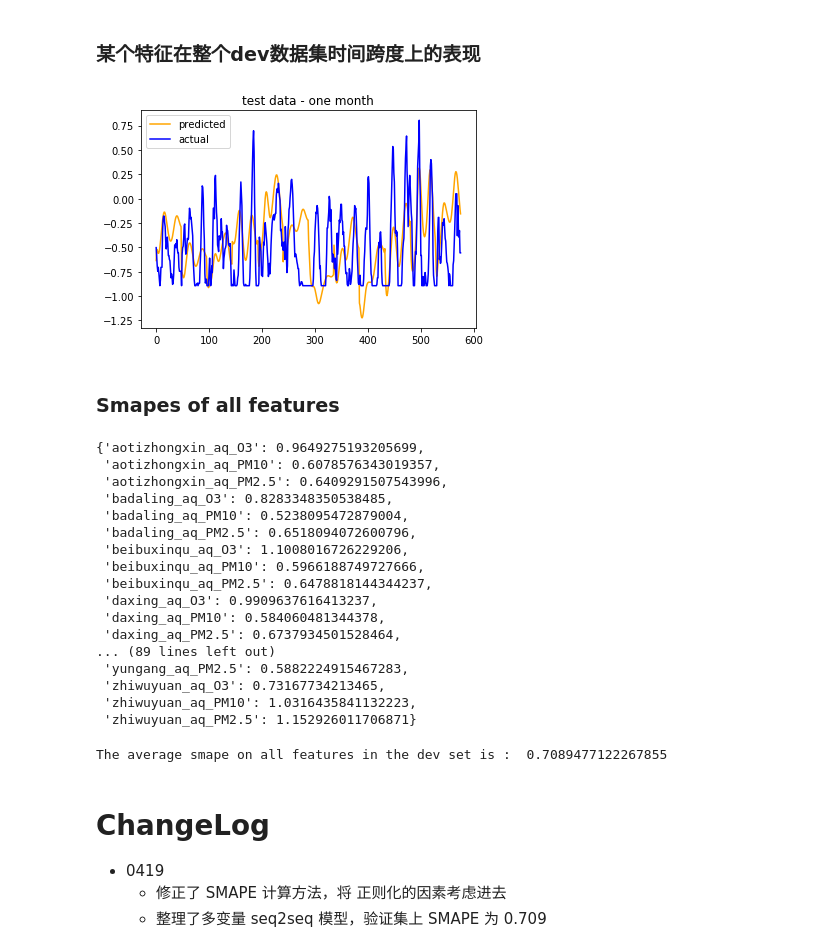
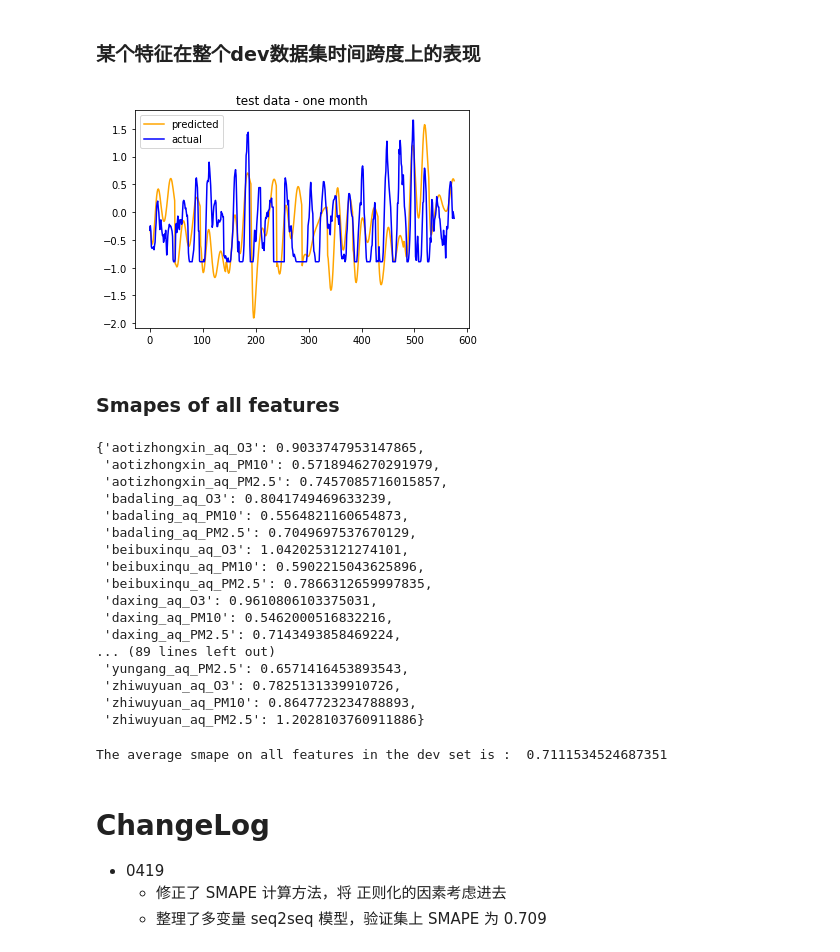
Before and after one commit to txytju/air-quality-prediction, a Jupyter notebook: multi_variable_seq2seq.ipynb, the cells around one changed output. Saved outputs shown, nothing was run; the diff lists cells and outputs as text; code cells hidden in the pictures.

```diff
--- a/multi_variable_seq2seq.ipynb
+++ b/multi_variable_seq2seq.ipynb
@@ -140,7 +140,7 @@ the mean and std of y are :  68.2575116879492 74.197254197169
 ## Prepare training and test datasets in 3-D format - (batch_size, time_step, feature_dim)
 # %%
 # define parameters here
-batch_size = 32
+batch_size = 128
 input_seq_len = 120
 output_seq_len = 48
 # %%
@@ -280,16 +279,16 @@ for i in range(len(output_features)):
 ### 某个特征在整个dev数据集时间跨度上的表现
 # %%
 ## remove duplicate hours and concatenate into one long array
-feature_index = 2
+feature_index = 5
 test_y_expand = np.concatenate([test_y[i,:,feature_index] for i in range(0, test_y.shape[0], output_seq_len)], axis = 0)
 final_preds_expand = np.concatenate([final_preds[i,:,feature_index] for i in range(0, final_preds.shape[0], output_seq_len)], axis = 0)
 plt.plot(final_preds_expand, color = 'orange', label = 'predicted')
 plt.plot(test_y_expand, color = 'blue', label = 'actual')
 plt.title("test data - one month")
 plt.legend(loc="upper left")
 plt.show()
 # %% [output]
-[figure, old version]
+[figure, new version]
 # %% [markdown]
 ### Smapes of all features
 # %%
@@ -298,27 +297,27 @@ aver_smapes, smapes_of_features = SMAPE_on_dataset(test_y, final_preds, output_f
 # smape value on all features
 smapes_of_features
 # %% [output]
-{'aotizhongxin_aq_O3': 0.9649275193205699,
- 'aotizhongxin_aq_PM10': 0.6078576343019357,
- 'aotizhongxin_aq_PM2.5': 0.6409291507543996,
- 'badaling_aq_O3': 0.8283348350538485,
- 'badaling_aq_PM10': 0.5238095472879004,
- 'badaling_aq_PM2.5': 0.6518094072600796,
- 'beibuxinqu_aq_O3': 1.1008016726229206,
- 'beibuxinqu_aq_PM10': 0.5966188749727666,
- 'beibuxinqu_aq_PM2.5': 0.6478818144344237,
- 'daxing_aq_O3': 0.9909637616413237,
- 'daxing_aq_PM10': 0.584060481344378,
- 'daxing_aq_PM2.5': 0.6737934501528464,
+{'aotizhongxin_aq_O3': 0.9033747953147865,
+ 'aotizhongxin_aq_PM10': 0.5718946270291979,
+ 'aotizhongxin_aq_PM2.5': 0.7457085716015857,
+ 'badaling_aq_O3': 0.8041749469633239,
+ 'badaling_aq_PM10': 0.5564821160654873,
+ 'badaling_aq_PM2.5': 0.7049697537670129,
+ 'beibuxinqu_aq_O3': 1.0420253121274101,
+ 'beibuxinqu_aq_PM10': 0.5902215043625896,
+ 'beibuxinqu_aq_PM2.5': 0.7866312659997835,
+ 'daxing_aq_O3': 0.9610806103375031,
+ 'daxing_aq_PM10': 0.5462000516832216,
+ 'daxing_aq_PM2.5': 0.7143493858469224,
 ... (89 lines left out)
- 'yungang_aq_PM2.5': 0.5882224915467283,
- 'zhiwuyuan_aq_O3': 0.73167734213465,
- 'zhiwuyuan_aq_PM10': 1.0316435841132223,
- 'zhiwuyuan_aq_PM2.5': 1.152926011706871}
+ 'yungang_aq_PM2.5': 0.6571416453893543,
+ 'zhiwuyuan_aq_O3': 0.7825131339910726,
+ 'zhiwuyuan_aq_PM10': 0.8647723234788893,
+ 'zhiwuyuan_aq_PM2.5': 1.2028103760911886}
 # %%
 print("The average smape on all features in the dev set is : ",aver_smapes)
 # %% [output]
-The average smape on all features in the dev set is :  0.7089477122267855
+The average smape on all features in the dev set is :  0.7111534524687351
 # %% [markdown]
 # ChangeLog
 - 0419
```
Also changed, not shown: parts of 9 cells of this notebook, 3 other files.
